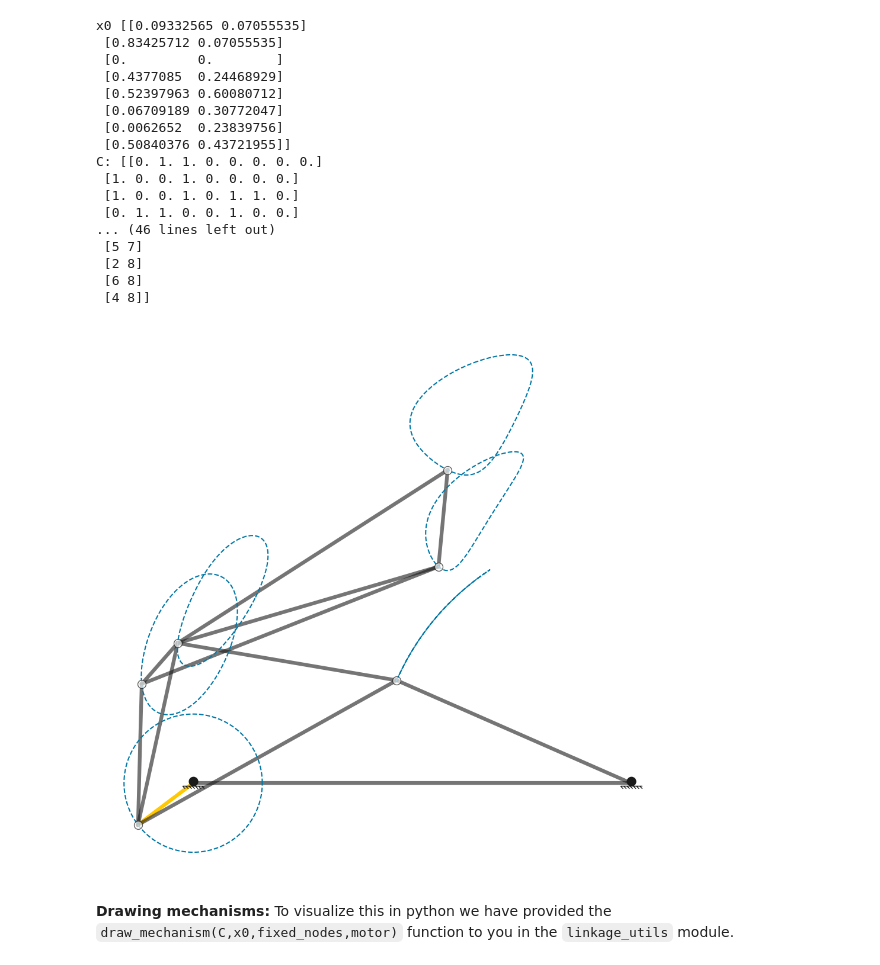
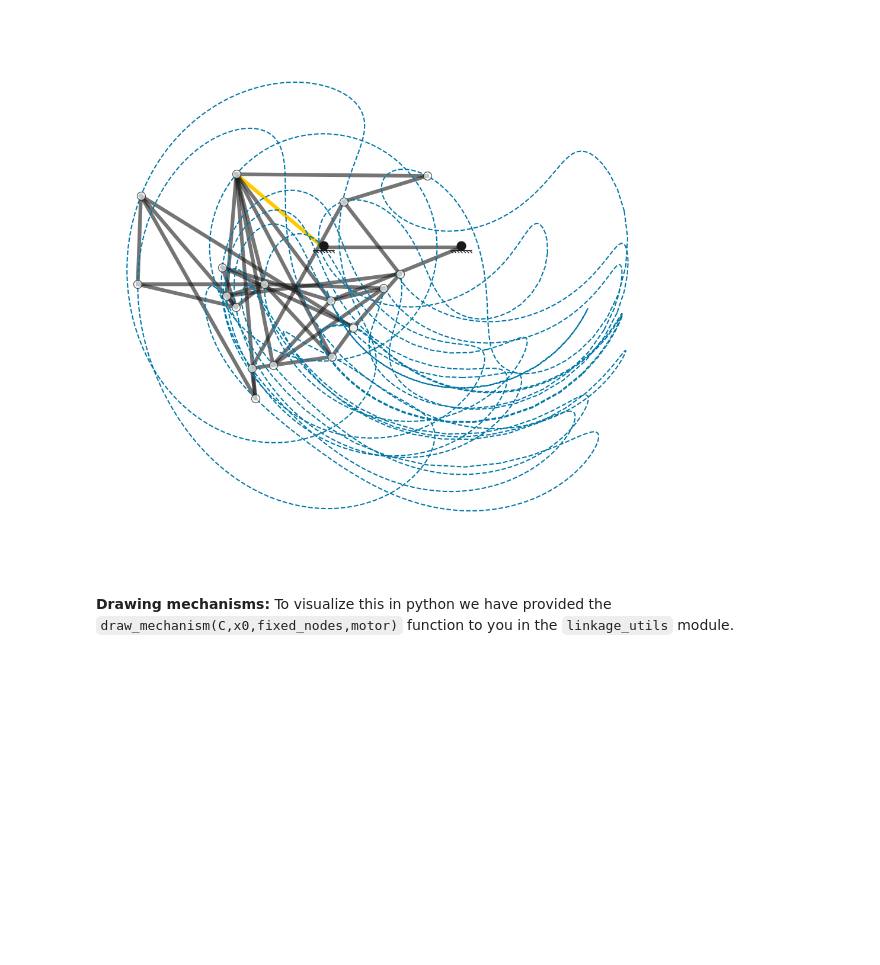
Before and after one commit to zihaofoo/2.156_MOOCP, a Jupyter notebook: Starter Notebook.ipynb, the cells around one changed output. Drawn from its saved outputs; the diff is of its cells as text; code cells hidden in the pictures; blank space fills up the shorter version.

Commit message:
7/29 ZHF Push 1 Mechanism generator works

```diff
--- a/Starter Notebook.ipynb
+++ b/Starter Notebook.ipynb
@@ -213,4 +214,20 @@ draw_mechanism(mech_5.C, mech_5.x0, mech_5.fixed_nodes, mech_5.motor)
 # %%
+def generate_valid_mechanism(n_nodes:int):
+    mech = generate_5bar_mechanism()
+    n_add = n_nodes - 5             # Number of nodes to be added
+
+    if n_add < 0:
+        raise ValueError('Number of nodes is less than 5. Invalid mechanism.')
+
+    for i1 in range(n_add):
+        coin_toss = scipy.stats.bernoulli.rvs(p = 0.5)      # Coin toss to decide d_decision or t_decision
+        if coin_toss == 0:
+            mech = d_decision(mech)
+        else:
+            mech = t_decision(mech)
+
+    return mech
+
 def d_decision(mech:object, hyp:float = 0.5):
     """Function that returns a connectivity matrix and node position of a n+1 linkage. \n Inputs: mech (mechanism object)"""
     C = mech.get_C()
@@ -246,66 +263,45 @@ def t_decision(mech:object, hyp:float = 0.5):
     x0 = mech.get_x0()
     motor = mech.get_motor()
     fixed_nodes = mech.get_fixed_nodes()
     links = mech.get_links()
     num_links = np.shape(links)[0] - 3
     new_index = np.random.randint(low = 2, high = num_links + 1)
     linkage_nodes = x0[links[new_index + 2],:]              # Coordinates of two nodes in the selected link
     midpoint_link = np.mean(linkage_nodes, axis = 0)
     new_points = midpoint_link + np.array([[np.random.uniform(-hyp, hyp), np.random.uniform(-hyp, hyp)]], dtype = float)        # Coordinate of new node
     C = np.hstack((np.vstack((C, np.zeros((1,n)))), np.zeros((n+1,1))))
 
     for i1 in range(2):
         C[links[new_index + 2][i1], n] = 1
         C[n, links[new_index + 2][i1]] = 1
 
     index_del = np.hstack((np.array([0,1]), np.array(links[new_index + 2])))
     n_list = np.delete(np.arange(n), index_del)
     target_n = np.random.choice(n_list, size = 1)
     C[target_n, n] = 1
     C[n, target_n] = 1
     C[links[new_index + 2][0], links[new_index + 2][1]] = 0
     C[links[new_index + 2][1], links[new_index + 2][0]] = 0
 
     x0 = np.vstack((x0, new_points))
     links = np.vstack((links, np.array([[links[new_index + 2][0], n], [links[new_index + 2][1], n]])))
     links = np.vstack((links, np.array([target_n[0], n])))
     links = np.delete(links, new_index + 2, axis = 0)
-    mech.x0, mech.C, mech.links = x0, C, links
 
-    return mech
+    valid, _, _, _ = solve_mechanism(C, x0, fixed_nodes, motor, device = "cpu", timesteps = 2000)
+    if valid:
+        """Accept solution if mechanism is valid."""
+        mech.x0, mech.C, mech.links = x0, C, links
+        return mech
+    else:
+        """Reject solution and reattempt randomizer."""
+        return t_decision(mech)
 
-print('x0', mech_5.x0)
-print('C:', mech_5.C)
-print('links:', mech_5.links)
-draw_mechanism(mech_5.C,mech_5.x0,mech_5.fixed_nodes,mech_5.motor)
-print('~~~~~~~~~~~~~~~~~~~~~~~~~~~~~~~~~~~~~')
-#
-output = t_decision(mech_5)
-draw_mechanism(output.C,output.x0,output.fixed_nodes,output.motor)
-print('x0', output.x0)
-print('C:', output.C)
-print('links:', output.links)
-
-# print(d_decision(mech_5))
+n_nodes = 40
+mech = generate_valid_mechanism(n_nodes)
+draw_mechanism(mech.C,mech.x0,mech.fixed_nodes,mech.motor)
 # %% [output]
-x0 [[0.09332565 0.07055535]
- [0.83425712 0.07055535]
- [0.         0.        ]
- [0.4377085  0.24468929]
- [0.52397963 0.60080712]
- [0.06709189 0.30772047]
- [0.0062652  0.23839756]
- [0.50840376 0.43721955]]
-C: [[0. 1. 1. 0. 0. 0. 0. 0.]
- [1. 0. 0. 1. 0. 0. 0. 0.]
- [1. 0. 0. 1. 0. 1. 1. 0.]
- [0. 1. 1. 0. 0. 1. 0. 0.]
-... (46 lines left out)
- [5 7]
- [2 8]
- [6 8]
- [4 8]]
-[figure, old version]
+[figure, new version]
 # %% [markdown]
 **Drawing mechanisms:** To visualize this in python we have provided the <code>draw_mechanism(C,x0,fixed_nodes,motor)</code> function to you in the <code>linkage_utils</code> module.
 # %%
```
Also changed, not shown: parts of 2 cells of this notebook.
